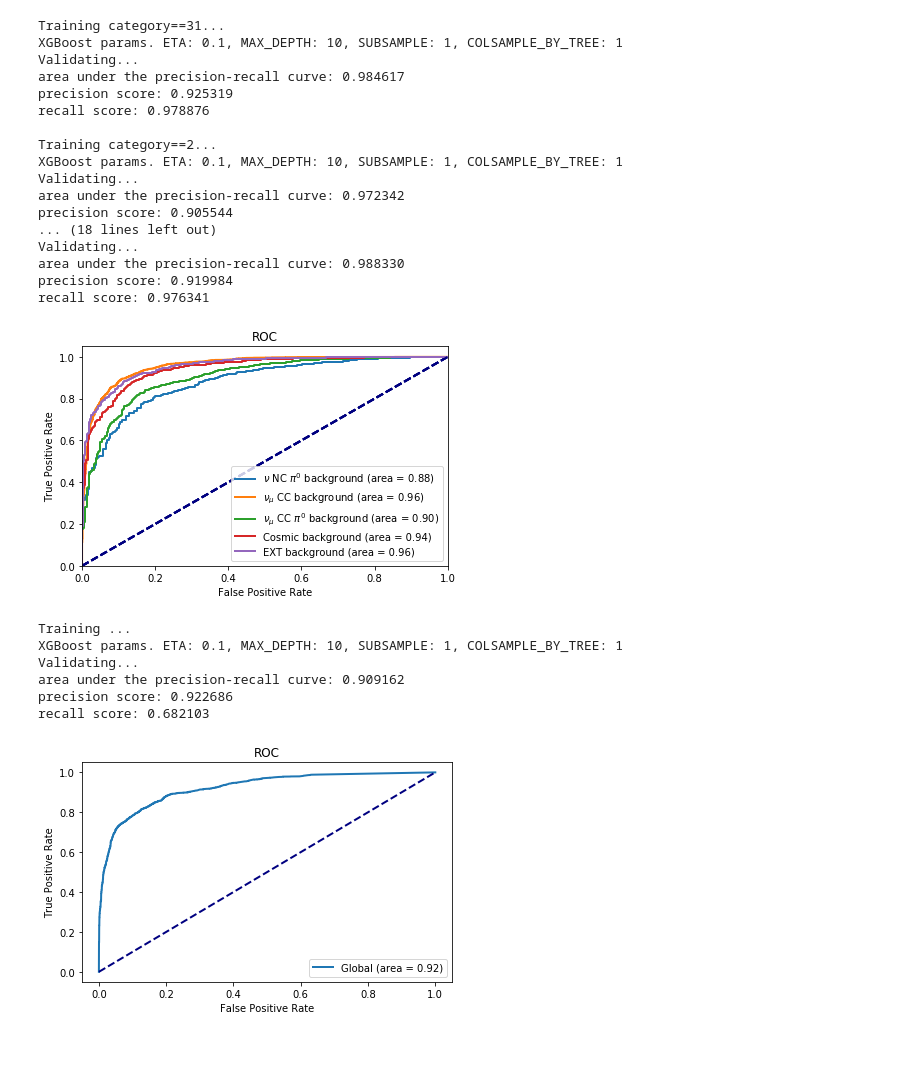
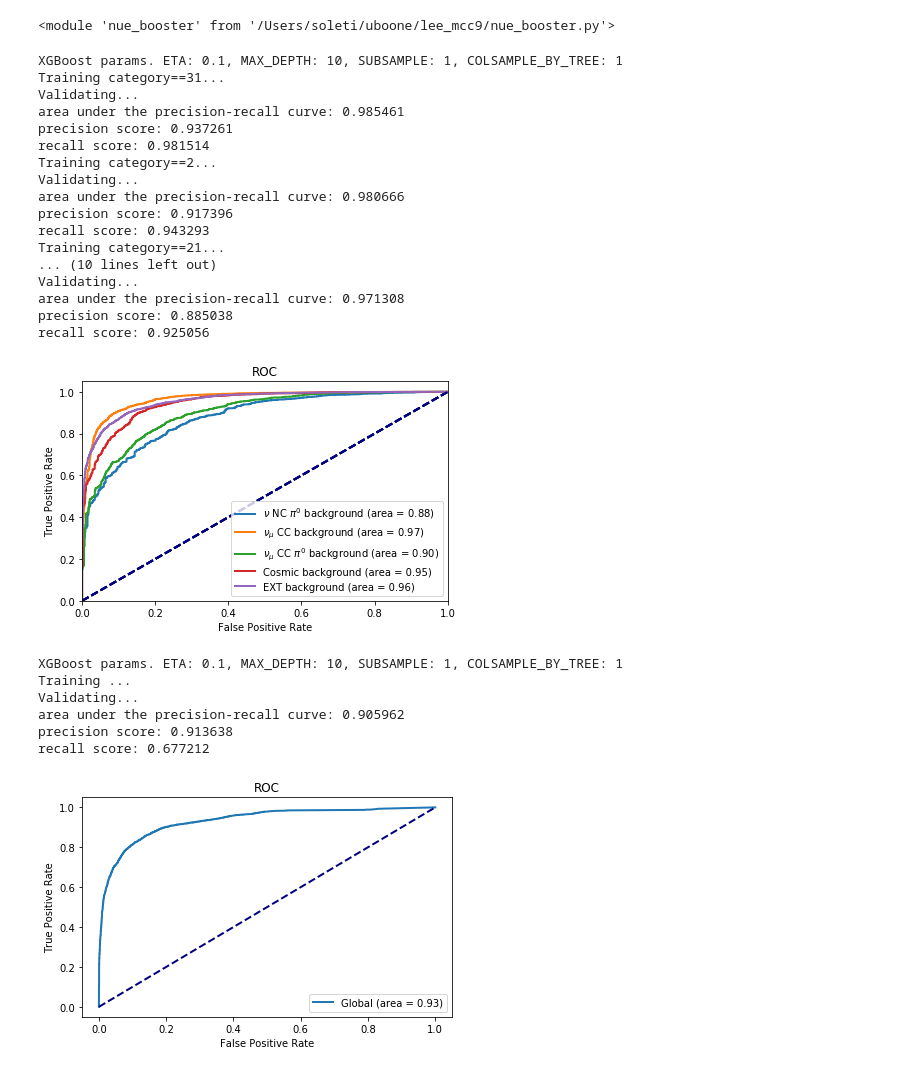
Before and after one commit to ubneutrinos/PELEE, a Jupyter notebook: Booster trainer.ipynb, the cells around one changed output. Drawn from its saved outputs; the diff is of its cells as text; code cells hidden in the pictures.

```diff
--- a/Booster trainer.ipynb
+++ b/Booster trainer.ipynb
@@ -6,16 +6,20 @@ import matplotlib.pyplot as plt
 import uproot
 import pickle
 import nue_booster
+import importlib
+importlib.reload(nue_booster)
+# %% [output]
+<module 'nue_booster' from '/Users/soleti/uboone/lee_mcc9/nue_booster.py'>
 # %%
 fold = "nuselection"
 tree = "NeutrinoSelectionFilter"
 
 mc = uproot.open("root_files/mc_bnb.root")[fold][tree]
-nue = uproot.open("root_files/new/nue.root")[fold][tree]
+nue = uproot.open("root_files/nue.root")[fold][tree]
 data = uproot.open("root_files/bnb.root")[fold][tree]
 ext = uproot.open("root_files/ext.root")[fold][tree]
 dirt = uproot.open("root_files/dirt.root")[fold][tree]
-lee = uproot.open("root_files/new/nue.root")[fold][tree]
+lee = uproot.open("root_files/nue.root")[fold][tree]
 
 variables = nue_booster.variables.copy()
 variables.remove("is_signal")
@@ -48,7 +52,6 @@ mc["reco_e"] = (mc["shr_energy_tot"] + 0.02) / 0.8 + mc["trk_energy_tot"]
 dirt["reco_e"] = (dirt["shr_energy_tot"] + 0.02) / 0.8 + dirt["trk_energy_tot"]
 ext["reco_e"] = (ext["shr_energy_tot"] + 0.02) / 0.8 + ext["trk_energy_tot"]
 # %%
-
 lee_bins = [0, 0.2, 0.25, 0.3, 0.35, 0.4, 0.45, 0.5, 0.6, 0.8]
 lee_scaling = [
     6.3744101, 6.3744101, 5.6455402, 3.7305500, 1.5091400, 1.0742800, 0.7540929,
@@ -69,6 +72,15 @@ for i, lee_bin in enumerate(lee_bins):
     nue.loc[(nue['reco_e'] > lee_bins[i-1]) & (nue['reco_e'] < lee_bins[i]), 'train_weight'] = lee_scaling[i-1]
     mc.loc[(mc['reco_e'] > lee_bins[i-1]) & (mc['reco_e'] < lee_bins[i]), 'train_weight'] = lee_scaling[i-1]
     ext.loc[(ext['reco_e'] > lee_bins[i-1]) & (ext['reco_e'] < lee_bins[i]), 'train_weight'] = lee_scaling[i-1]
+
+
+samples = {
+    "mc": mc,
+    "nue": nue,
+    "data": data,
+    "ext": ext,
+    "dirt": dirt
+}
 # %%
 train_mc, toplot_mc = train_test_split(mc, test_size=0.5, random_state=1990)
 train_ext, toplot_ext = train_test_split(ext, test_size=0.5, random_state=1990)
@@ -76,9 +88,11 @@ train_nue, toplot_nue = train_test_split(nue, test_size=0.5, random_state=1990)
 
 fig, ax = plt.subplots(1,1)
 
+my_booster = nue_booster.NueBooster(samples, nue_booster.variables, random_state=1990)
+
 for label, bkg_query in zip(nue_booster.labels, nue_booster.bkg_queries):
 
-    preds = nue_booster.train_booster(nue, mc, ext, nue_booster.variables, ax, bkg_query)
+    preds = my_booster.train_booster(ax, bkg_query)
 
     with open('pickles/booster_%s.pickle' % label, 'wb') as booster_file:
         pickle.dump(preds, booster_file)
@@ -90,44 +104,44 @@ for label, bkg_query in zip(nue_booster.labels, nue_booster.bkg_queries):
 
     mc_prediction = preds.predict(
         xgb.DMatrix(mc[variables]),
         ntree_limit=preds.best_iteration + 1)
     nue_prediction = preds.predict(
         xgb.DMatrix(nue[variables]),
         ntree_limit=preds.best_iteration + 1)
     ext_prediction = preds.predict(
         xgb.DMatrix(ext[variables]),
         ntree_limit=preds.best_iteration + 1)
 
 
     mc["%s_score" % label] = mc_prediction
     nue["%s_score" % label] = nue_prediction
     ext["%s_score" % label] = ext_prediction
 
 
 ax.set_ylim([0, 1.05])
 ax.set_xlim([0, 1.0])
 ax.set_xlabel('False Positive Rate')
 ax.set_ylabel('True Positive Rate')
 ax.set_title('ROC')
 ax.legend()
 fig.tight_layout()
 # %% [output]
+XGBoost params. ETA: 0.1, MAX_DEPTH: 10, SUBSAMPLE: 1, COLSAMPLE_BY_TREE: 1
 Training category==31...
-XGBoost params. ETA: 0.1, MAX_DEPTH: 10, SUBSAMPLE: 1, COLSAMPLE_BY_TREE: 1
 Validating...
-area under the precision-recall curve: 0.984617
-precision score: 0.925319
-recall score: 0.978876
-
+area under the precision-recall curve: 0.985461
+precision score: 0.937261
+recall score: 0.981514
 Training category==2...
-XGBoost params. ETA: 0.1, MAX_DEPTH: 10, SUBSAMPLE: 1, COLSAMPLE_BY_TREE: 1
 Validating...
-area under the precision-recall curve: 0.972342
-precision score: 0.905544
-... (18 lines left out)
+area under the precision-recall curve: 0.980666
+precision score: 0.917396
+recall score: 0.943293
+Training category==21...
+... (10 lines left out)
 Validating...
-area under the precision-recall curve: 0.988330
-precision score: 0.919984
-recall score: 0.976341
+area under the precision-recall curve: 0.971308
+precision score: 0.885038
+recall score: 0.925056
-[figure, old version]
+[figure, new version]
 # %%
@@ -137,7 +159,9 @@ variables_bdts = [
 ]
 # %%
 fig_global, ax_global = plt.subplots(1, 1)
-preds = nue_booster.train_booster(nue, mc, ext, variables_bdts, ax_global)
+my_global_booster = nue_booster.NueBooster(samples, variables_bdts, 1990)
+
+preds = my_global_booster.train_booster(ax_global)
 
 ax_global.legend()
 ax_global.set_xlabel('False Positive Rate')
@@ -146,13 +170,13 @@ ax_global.set_title('ROC')
 # ax_global.set_yscale("log")
 fig_global.tight_layout()
 # %% [output]
+XGBoost params. ETA: 0.1, MAX_DEPTH: 10, SUBSAMPLE: 1, COLSAMPLE_BY_TREE: 1
 Training ...
-XGBoost params. ETA: 0.1, MAX_DEPTH: 10, SUBSAMPLE: 1, COLSAMPLE_BY_TREE: 1
 Validating...
-area under the precision-recall curve: 0.909162
-precision score: 0.922686
-recall score: 0.682103
+area under the precision-recall curve: 0.905962
+precision score: 0.913638
+recall score: 0.677212
-[figure, old version]
+[figure, new version]
 # %%
 with open('pickles/booster.pickle', 'wb') as booster_file:
     pickle.dump(preds, booster_file)
```
Also changed, not shown: parts of 1 cell of this notebook, 4 other files.
